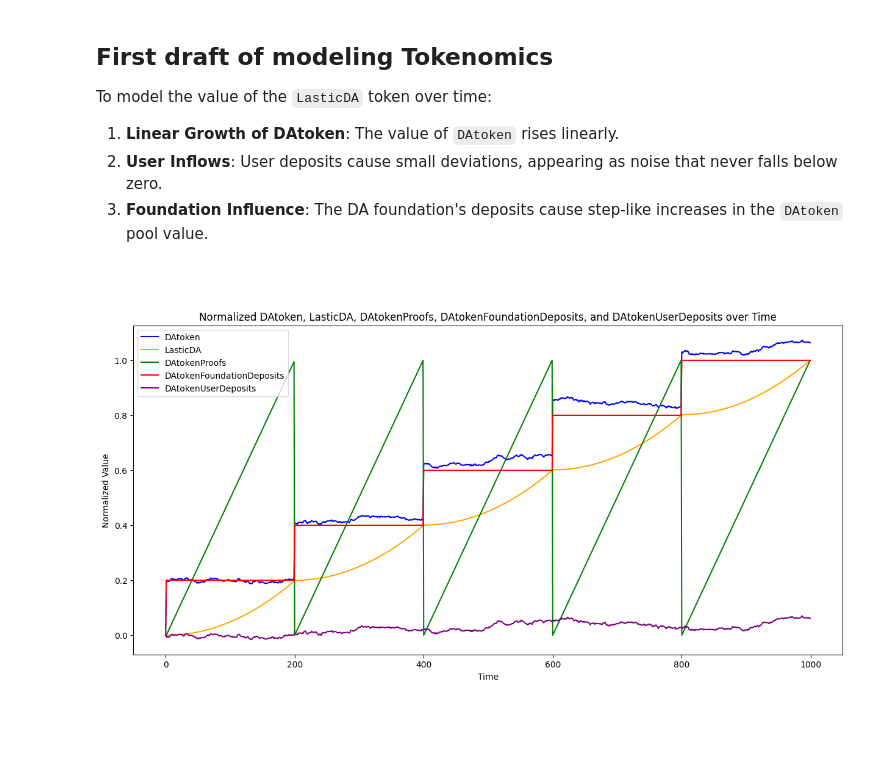
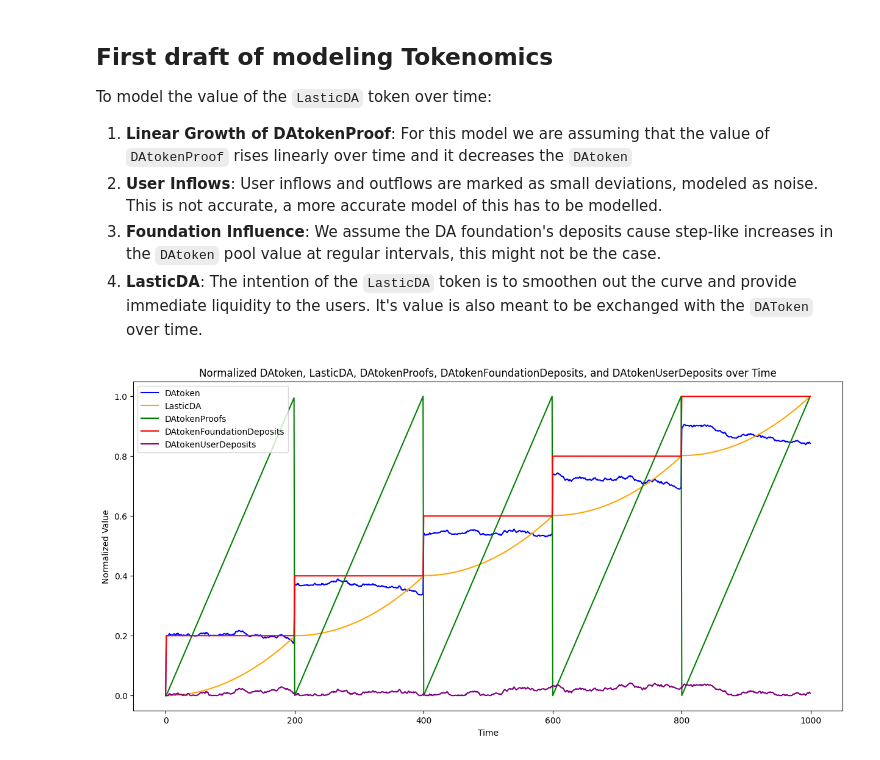
Before and after one commit to LasticXYZ/DAtokenPriceSim, a Jupyter notebook: firstdraft.ipynb, the cells around one changed output. Drawn from its saved outputs; the diff is of its cells as text; code cells hidden in the pictures; blank space fills up the shorter version.

````diff
--- a/firstdraft.ipynb
+++ b/firstdraft.ipynb
@@ -3,11 +3,10 @@
 
 To model the value of the `LasticDA` token over time:
 
-1. **Linear Growth of DAtoken**: The value of `DAtoken` rises linearly.
-2. **User Inflows**: User deposits cause small deviations, appearing as noise that never falls below zero.
-3. **Foundation Influence**: The DA foundation's deposits cause step-like increases in the `DAtoken` pool value.
-
-```
+1. **Linear Growth of DAtokenProof**: For this model we are assuming that the value of `DAtokenProof` rises linearly over time and it decreases the `DAtoken`
+2. **User Inflows**: User inflows and outflows are marked as small deviations, modeled as noise. This is not accurate, a more accurate model of this has to be modelled.
+3. **Foundation Influence**: We assume the DA foundation's deposits cause step-like increases in the `DAtoken` pool value at regular intervals, this might not be the case.
+4. **LasticDA**: The intention of the `LasticDA` token is to smoothen out the curve and provide immediate liquidity to the users. It's value is also meant to be exchanged with the `DAToken` over time.
 # %%
 import numpy as np
 import matplotlib.pyplot as plt
@@ -40,12 +39,16 @@ for t in range(1, total_time):
         DAtokenProofs[t] = 0
     else:
         # DAtokenProofs increase linearly over time
-        DAtokenProofs[t] = DAtokenProofs[t-1] + 1
+        # 0.005 was chosen arbitrarily to fit the plot
+        DAtokenProofs[t] = DAtokenProofs[t-1] + 0.005
 
     # User inflow/outflow as noise
     user_in_outflow_value = user_inflow_outflow(t)
-    DAtokenInPool[t] = max(0, DAtokenInPool[t-1] + user_in_outflow_value)
-    DAtokenUserDeposits[t] = DAtokenUserDeposits[t-1] + user_in_outflow_value
+    DAtokenUserDeposits[t] = max(0, DAtokenUserDeposits[t-1] + user_in_outflow_value)
+    if (DAtokenUserDeposits[t] > 0):
+        DAtokenInPool[t] = DAtokenInPool[t-1] + user_in_outflow_value - DAtokenProofs[t]
+    else:
+        DAtokenInPool[t] = DAtokenInPool[t-1] - DAtokenProofs[t]
 
     # Foundation contribution as step increases
     foundation_contribution_value = foundation_contribution(t)
@@ -53,32 +56,34 @@ for t in range(1, total_time):
     DAtokenFoundationDeposits[t] = DAtokenFoundationDeposits[t-1] + foundation_contribution_value
 
     # Minting of LasticDA proportional to the pool size and DAtokenProofs
+    # This is an arbitrary choice to fit the plot - needs more research
+    # A 10% minting rate was chosen arbitrarily to fit the plot
     if DAtokenInPool[t-1] > 0:
         LasticDA[t] = LasticDA[t-1] + DAtokenInPool[t] * 0.1 * (DAtokenProofs[t-1] / DAtokenInPool[t-1])
     else:
         LasticDA[t] = LasticDA[t-1]
 
 # Normalize the values
 LasticDA_normalized = (LasticDA - np.min(LasticDA)) / (np.max(LasticDA) - np.min(LasticDA))
 DAtokenProofs_normalized = (DAtokenProofs) / (np.max(DAtokenProofs) - np.min(DAtokenProofs))
 DAtoken_normalized = (DAtokenInPool) / (np.max(DAtokenFoundationDeposits) - np.min(DAtokenFoundationDeposits))
 DAtokenFoundationDeposits_normalized = (DAtokenFoundationDeposits) / (np.max(DAtokenFoundationDeposits) - np.min(DAtokenFoundationDeposits))
 DAtokenUserDeposits_normalized = (DAtokenUserDeposits) / (np.max(DAtokenFoundationDeposits))
 
 # Plot the results
 plt.figure(figsize=(15, 7))
 
 plt.plot(DAtoken_normalized, label='DAtoken', color='blue')
 plt.plot(LasticDA_normalized, label='LasticDA', color='orange')
 plt.plot(DAtokenProofs_normalized, label='DAtokenProofs', color='green')
 plt.plot(DAtokenFoundationDeposits_normalized, label='DAtokenFoundationDeposits', color='red')
 plt.plot(DAtokenUserDeposits_normalized, label='DAtokenUserDeposits', color='purple')
 
 plt.title('Normalized DAtoken, LasticDA, DAtokenProofs, DAtokenFoundationDeposits, and DAtokenUserDeposits over Time')
 plt.xlabel('Time')
 plt.ylabel('Normalized Value')
 plt.legend()
 
 plt.show()
 # %% [output]
-[figure, old version]
+[figure, new version]
````
Also changed, not shown: 1 other file.
